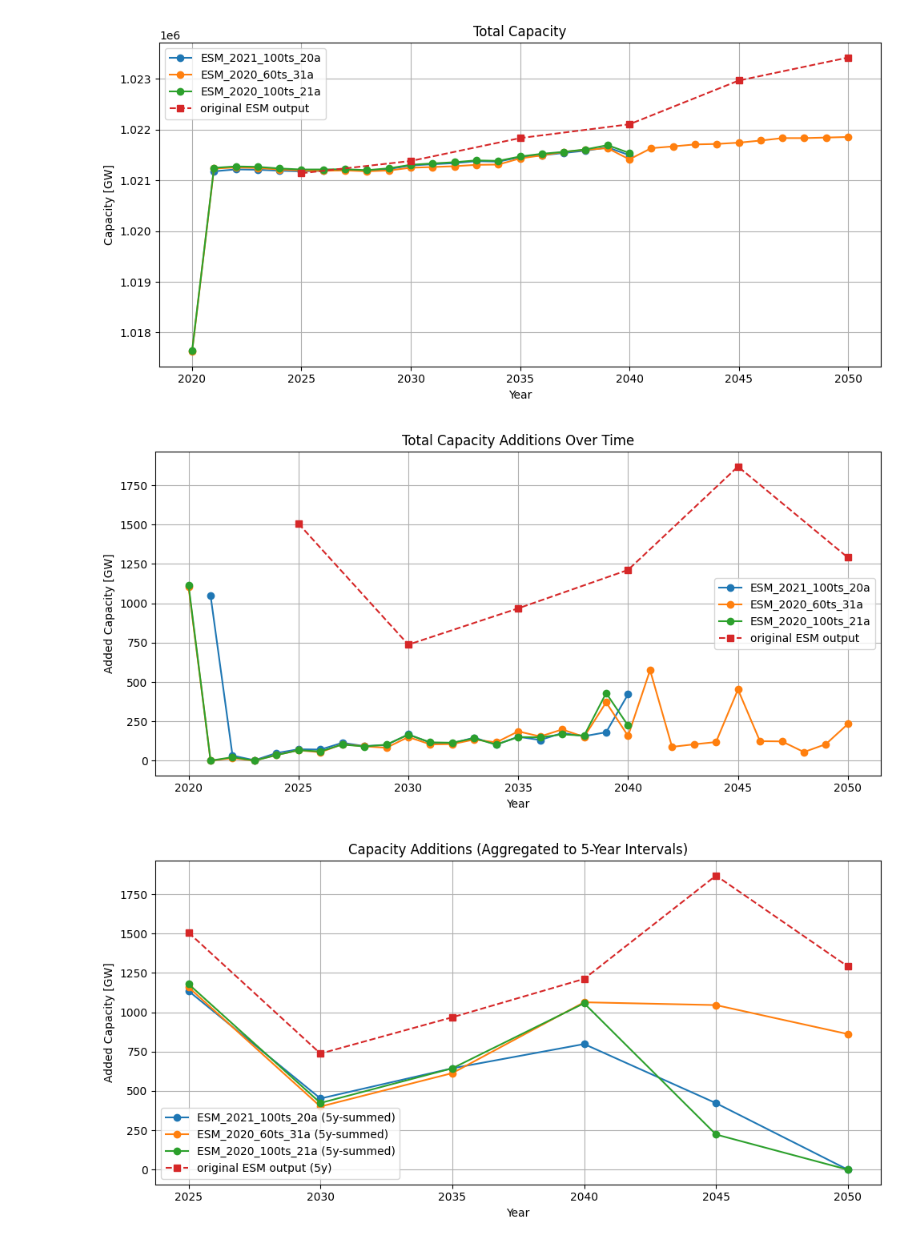
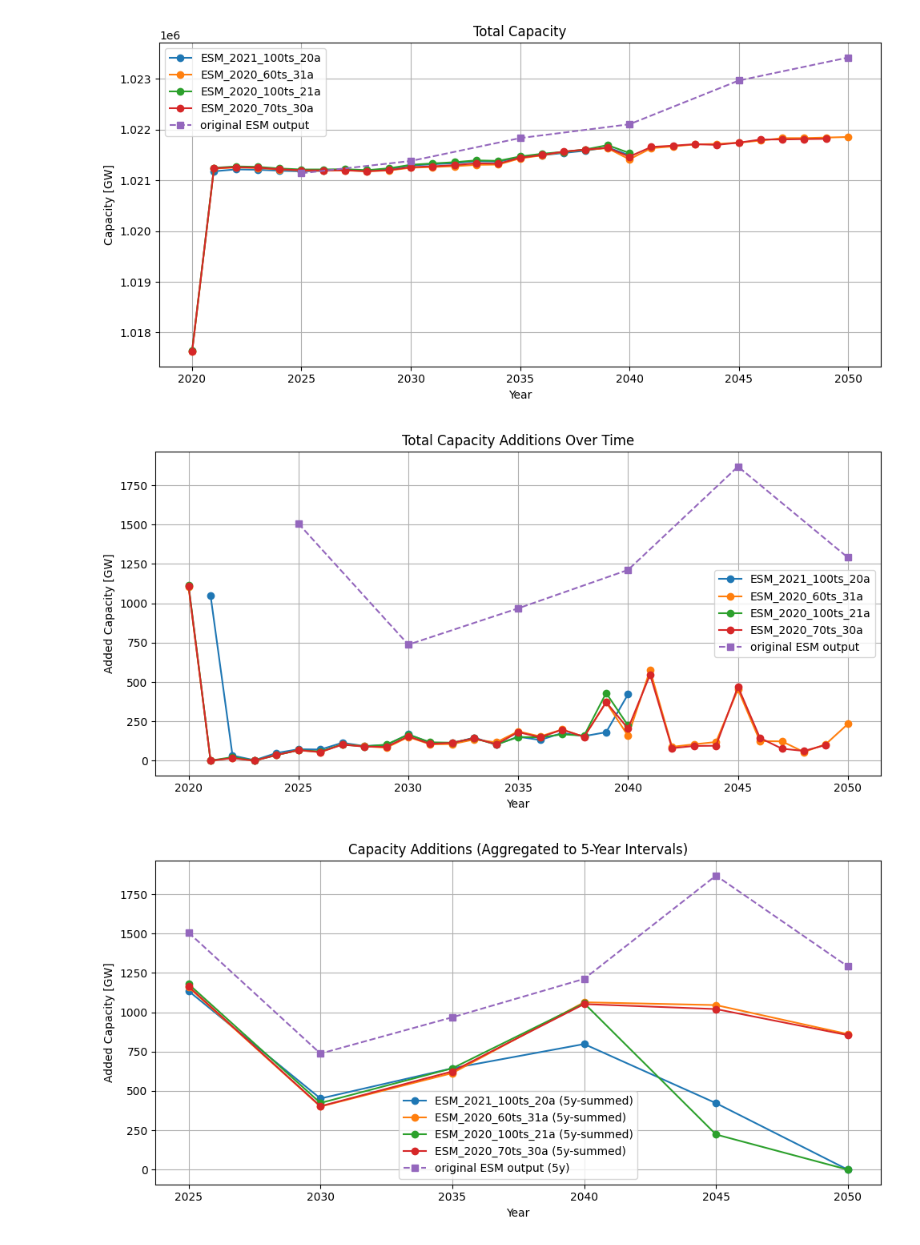
Before and after one commit to NicolaL1/ZEN-garden_SP, a Jupyter notebook: Data/energy_sytem/esm_comparison.ipynb, the cells around one changed output. Cells and saved outputs as stored; diff of their text form; code cells hidden in the pictures.

```diff
--- a/Data/energy_sytem/esm_comparison.ipynb
+++ b/Data/energy_sytem/esm_comparison.ipynb
@@ -14,6 +14,7 @@ input_datasets = [
     #'energy_transition_example_input6',
     'energy_transition_example_input7',
     'energy_transition_example_input8',
+    'energy_transition_example_input9',
 ]
 output_dataset = 'energy_transition_example_output'
 
@@ -32,6 +33,7 @@ input_labels = [
     #'ESM_2020_10ts_30a',
     'ESM_2020_60ts_31a',
     'ESM_2020_100ts_21a',
+    'ESM_2020_70ts_30a',
 ]
 output_label = 'original ESM output'
 output_years = [2025, 2030, 2035, 2040, 2045, 2050]
@@ -46,6 +48,7 @@ input_start_years = {
     'ESM_2020_10ts_30a': 2020,
     'ESM_2020_60ts_31a': 2020,
     'ESM_2020_100ts_21a': 2020,
+    'ESM_2020_70ts_30a': 2020,
 }
 
 # === Filter: Conversion technologies only ===
@@ -283,6 +286,7 @@ input_datasets = [
     #'energy_transition_example_input6',
     'energy_transition_example_input7',
     'energy_transition_example_input8',
+    'energy_transition_example_input9',
 ]
 output_dataset = 'energy_transition_example_output'
 
@@ -303,6 +307,7 @@ input_labels = [
     # 'ESM_2020_10ts_30a',
     'ESM_2020_60ts_31a',
     'ESM_2020_100ts_21a',
+    'ESM_2020_70ts_30a',
 ]
 output_label = 'original ESM output'
 output_years = [2025, 2030, 2035, 2040, 2045, 2050]
@@ -317,6 +322,7 @@ input_start_years = {
     'ESM_2020_10ts_30a': 2020,
     'ESM_2020_60ts_31a': 2020,
     'ESM_2020_100ts_21a': 2020,
+    'ESM_2020_70ts_30a': 2020,
 }
 
 # === Cost Comparison ===
@@ -442,6 +448,6 @@ except Exception as e:
-[figure, old version]
+[figure, new version]
-[figure, old version]
+[figure, new version]
-[figure, old version]
+[figure, new version]
 # %%
 import pandas as pd
 
```
Also changed, not shown: parts of 4 cells of this notebook.
